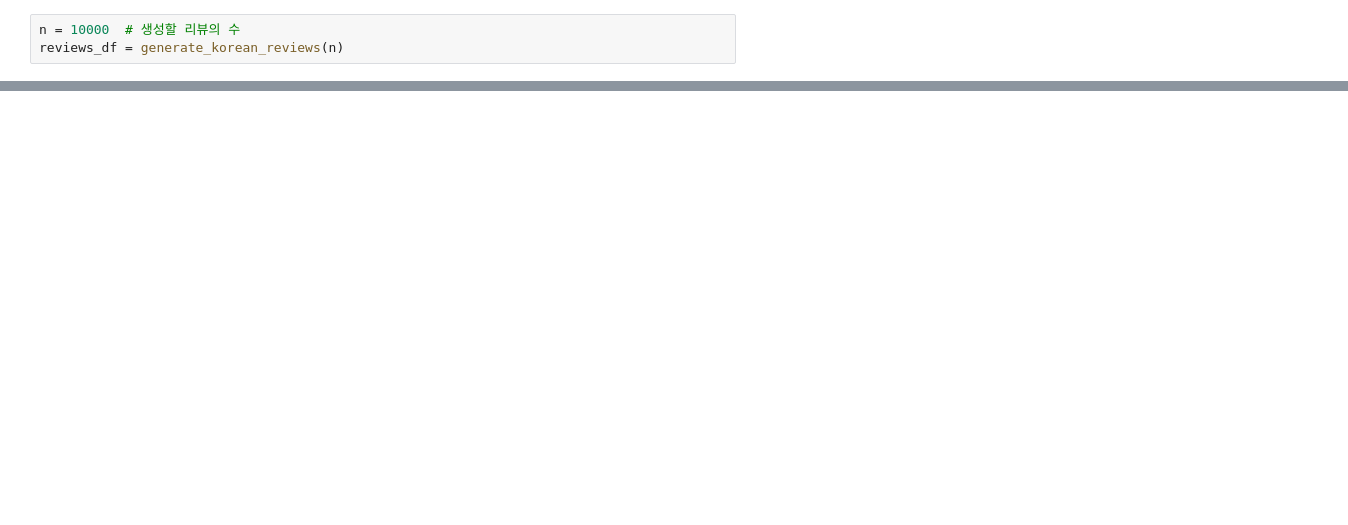
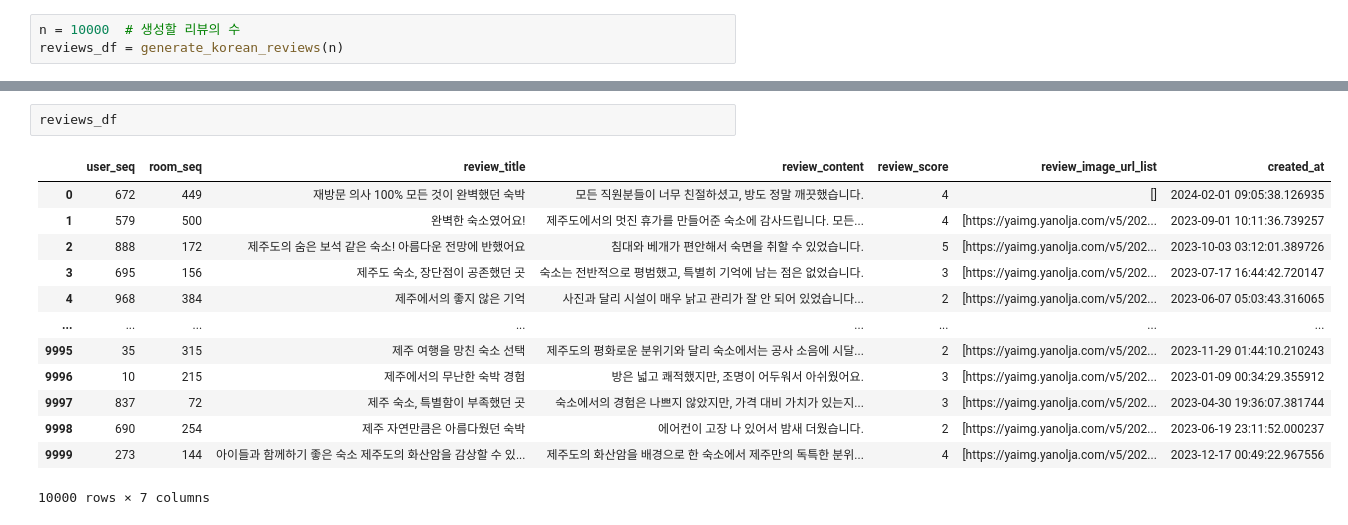
Before and after one commit to sbling-trip/sbling-trip-api, a Jupyter notebook: data_generate/generate_review.ipynb, the cells around one changed output, grey strips where cells are left out. Drawn from its saved outputs; the diff is of its cells as text; blank space fills up the shorter version.

```diff
--- a/data_generate/generate_review.ipynb
+++ b/data_generate/generate_review.ipynb
@@ -235,2 +243,18 @@ reviews_df
 10000 rows × 7 columns
+# %%
+reviews_df
+# %% [output]
+|  | user_seq | room_seq | review_title | review_content | review_score | review_image_url_list | created_at |
+| 0 | 672 | 449 | 재방문 의사 100% 모든 것이 완벽했던 숙박 | 모든 직원분들이 너무 친절하셨고, 방도 정말 깨끗했습니다. | 4 | [] | 2024-02-01 09:05:38.126935 |
+| 1 | 579 | 500 | 완벽한 숙소였어요! | 제주도에서의 멋진 휴가를 만들어준 숙소에 감사드립니다. 모든... | 4 | [https://yaimg.yanolja.com/v5/202... | 2023-09-01 10:11:36.739257 |
+| 2 | 888 | 172 | 제주도의 숨은 보석 같은 숙소! 아름다운 전망에 반했어요 | 침대와 베개가 편안해서 숙면을 취할 수 있었습니다. | 5 | [https://yaimg.yanolja.com/v5/202... | 2023-10-03 03:12:01.389726 |
+| 3 | 695 | 156 | 제주도 숙소, 장단점이 공존했던 곳 | 숙소는 전반적으로 평범했고, 특별히 기억에 남는 점은 없었습니다. | 3 | [https://yaimg.yanolja.com/v5/202... | 2023-07-17 16:44:42.720147 |
+| 4 | 968 | 384 | 제주에서의 좋지 않은 기억 | 사진과 달리 시설이 매우 낡고 관리가 잘 안 되어 있었습니다... | 2 | [https://yaimg.yanolja.com/v5/202... | 2023-06-07 05:03:43.316065 |
+| ... | ... | ... | ... | ... | ... | ... | ... |
+| 9995 | 35 | 315 | 제주 여행을 망친 숙소 선택 | 제주도의 평화로운 분위기와 달리 숙소에서는 공사 소음에 시달... | 2 | [https://yaimg.yanolja.com/v5/202... | 2023-11-29 01:44:10.210243 |
+| 9996 | 10 | 215 | 제주에서의 무난한 숙박 경험 | 방은 넓고 쾌적했지만, 조명이 어두워서 아쉬웠어요. | 3 | [https://yaimg.yanolja.com/v5/202... | 2023-01-09 00:34:29.355912 |
+| 9997 | 837 | 72 | 제주 숙소, 특별함이 부족했던 곳 | 숙소에서의 경험은 나쁘지 않았지만, 가격 대비 가치가 있는지... | 3 | [https://yaimg.yanolja.com/v5/202... | 2023-04-30 19:36:07.381744 |
+| 9998 | 690 | 254 | 제주 자연만큼은 아름다웠던 숙박 | 에어컨이 고장 나 있어서 밤새 더웠습니다. | 2 | [https://yaimg.yanolja.com/v5/202... | 2023-06-19 23:11:52.000237 |
+| 9999 | 273 | 144 | 아이들과 함께하기 좋은 숙소 제주도의 화산암을 감상할 수 있... | 제주도의 화산암을 배경으로 한 숙소에서 제주만의 독특한 분위... | 4 | [https://yaimg.yanolja.com/v5/202... | 2023-12-17 00:49:22.967556 |
+10000 rows × 7 columns
 # %%
```
Also changed, not shown: parts of 5 cells of this notebook, 4 other files.
